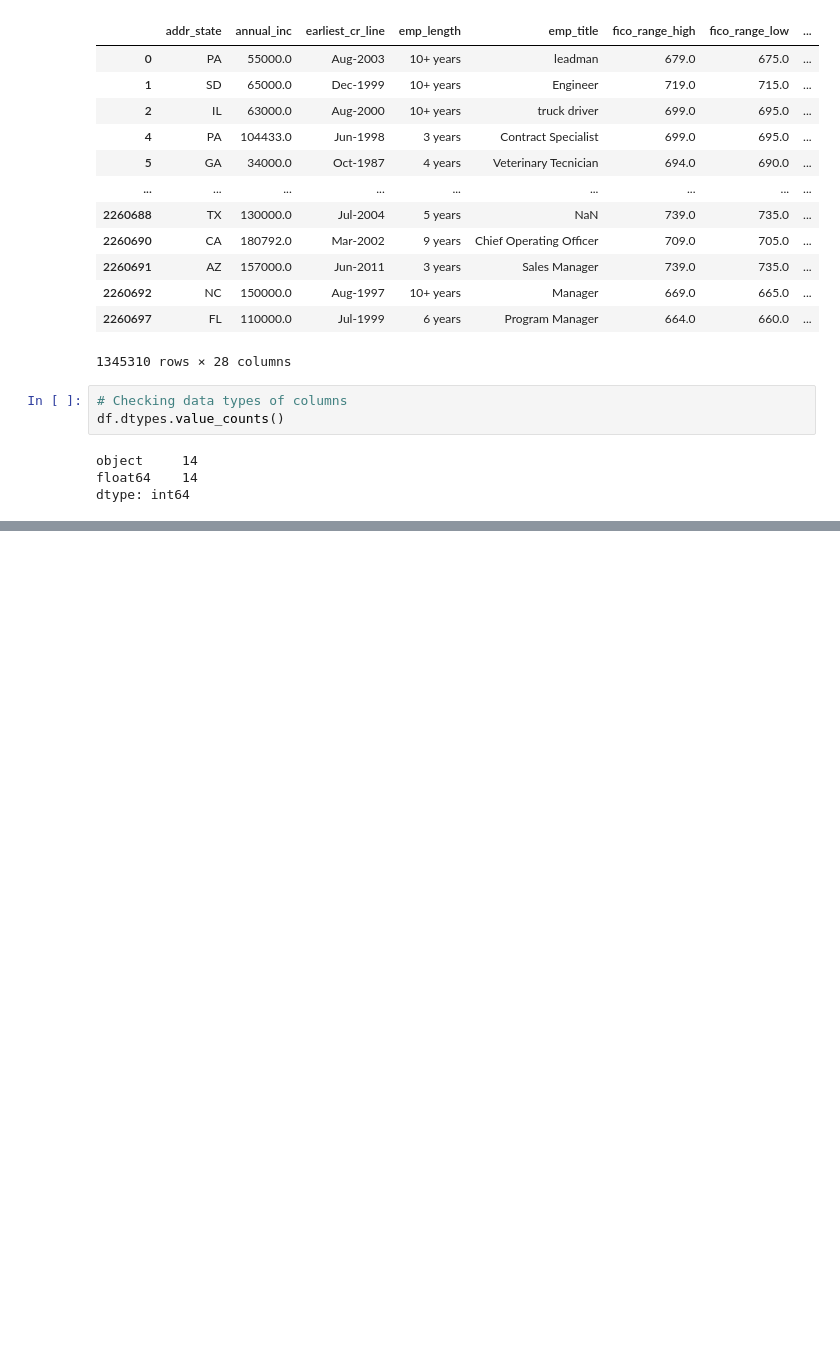
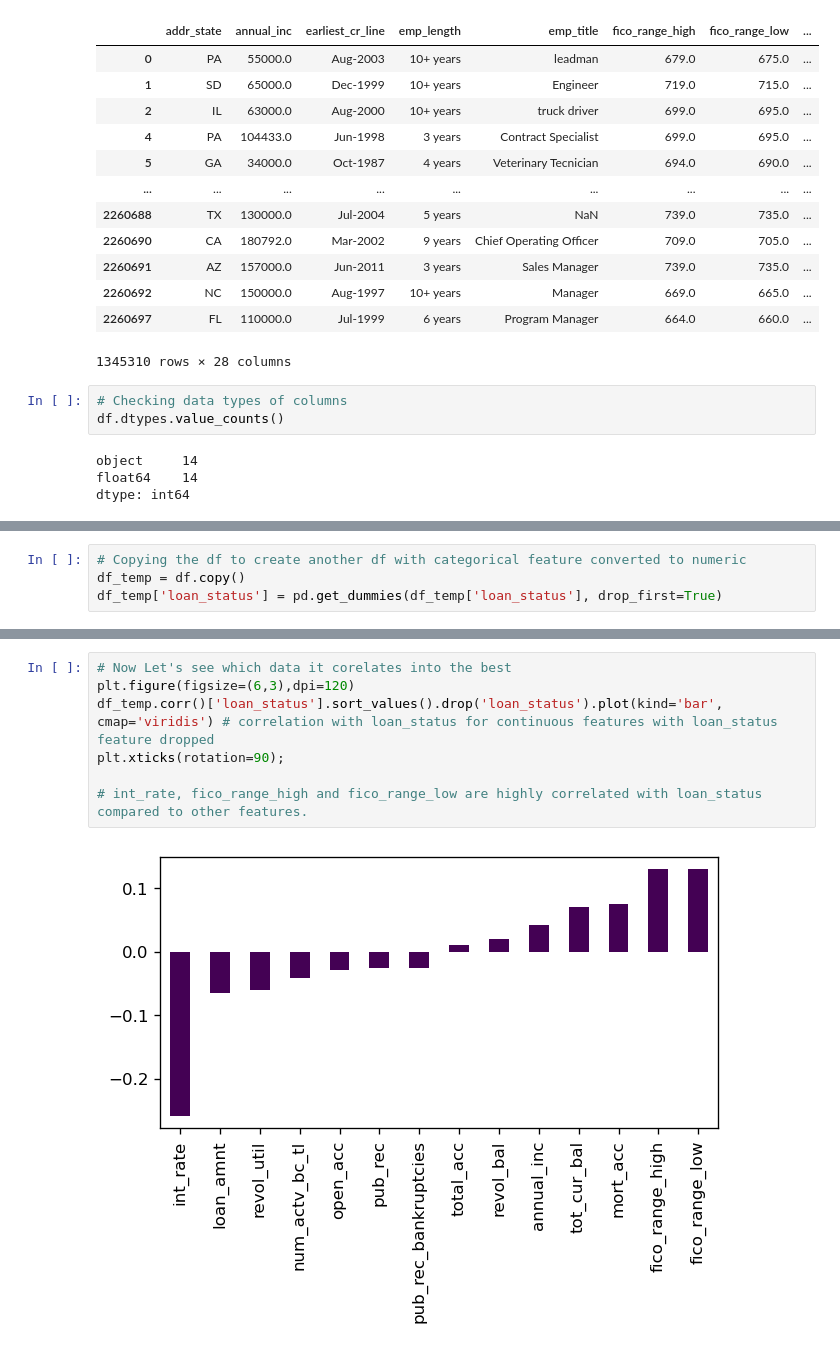
Before and after one commit to dstushar7/credit-risk-analysis, a Jupyter notebook: Credit Risk.ipynb, the cells around one changed output, grey strips where cells are left out. Drawn from its saved outputs; the diff is of its cells as text; blank space fills up the shorter version.

```diff
--- a/Credit Risk.ipynb
+++ b/Credit Risk.ipynb
@@ -201,3 +201,7 @@ df['loan_status']
 2260692     Fully Paid
 2260697    Charged Off
 Name: loan_status, Length: 1345310, dtype: object
+# %%
+# Copying the df to create another df with categorical feature converted to numeric
+df_temp = df.copy()
+df_temp['loan_status'] = pd.get_dummies(df_temp['loan_status'], drop_first=True)
@@ -203,0 +242,9 @@ Name: loan_status, Length: 1345310, dtype: object
+# %%
+# Now Let's see which data it corelates into the best
+plt.figure(figsize=(6,3),dpi=120)
+df_temp.corr()['loan_status'].sort_values().drop('loan_status').plot(kind='bar', cmap='viridis') # correlation with loan_status for continuous features with loan_status feature dropped
+plt.xticks(rotation=90);
+
+# int_rate, fico_range_high and fico_range_low are highly correlated with loan_status compared to other features.
+# %% [output]
+[figure, added]
```
Also changed, not shown: parts of 22 cells of this notebook.
